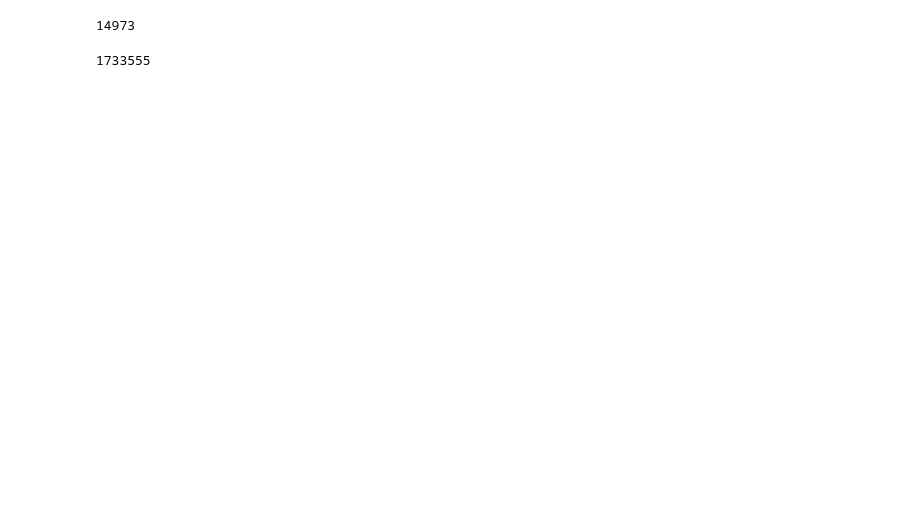
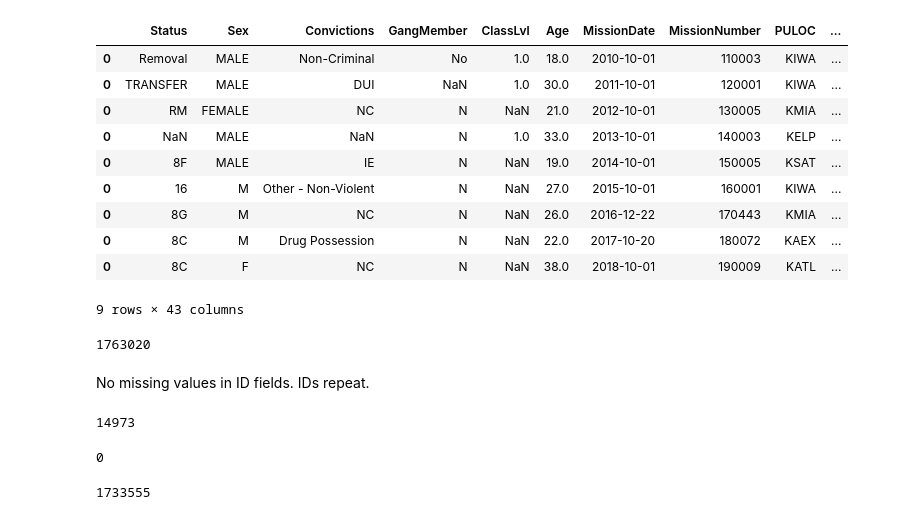
Before and after one commit to UWCHR/ice-air, a Jupyter notebook: analyze/note/analyze.ipynb, the cells around one changed output. Drawn from its saved outputs; the diff is of its cells as text; code cells hidden in the pictures; blank space fills up the shorter version.

```diff
--- a/analyze/note/analyze.ipynb
+++ b/analyze/note/analyze.ipynb
@@ -81,7 +107,31 @@ memory usage: 182.0 MB
+# %%
+df.loc[0]
+# %% [output]
+|  | Status | Sex | Convictions | GangMember | ClassLvl | Age | MissionDate | MissionNumber | PULOC | ... |
+| 0 | Removal | MALE | Non-Criminal | No | 1.0 | 18.0 | 2010-10-01 | 110003 | KIWA | ... |
+| 0 | TRANSFER | MALE | DUI | NaN | 1.0 | 30.0 | 2011-10-01 | 120001 | KIWA | ... |
+| 0 | RM | FEMALE | NC | N | NaN | 21.0 | 2012-10-01 | 130005 | KMIA | ... |
+| 0 | NaN | MALE | NaN | N | 1.0 | 33.0 | 2013-10-01 | 140003 | KELP | ... |
+| 0 | 8F | MALE | IE | N | NaN | 19.0 | 2014-10-01 | 150005 | KSAT | ... |
+| 0 | 16 | M | Other - Non-Violent | N | NaN | 27.0 | 2015-10-01 | 160001 | KIWA | ... |
+| 0 | 8G | M | NC | N | NaN | 26.0 | 2016-12-22 | 170443 | KMIA | ... |
+| 0 | 8C | M | Drug Possession | N | NaN | 22.0 | 2017-10-20 | 180072 | KAEX | ... |
+| 0 | 8C | F | NC | N | NaN | 38.0 | 2018-10-01 | 190009 | KATL | ... |
+9 rows × 43 columns
+# %%
+len(df)
+# %% [output]
+1763020
+# %% [markdown]
+No missing values in ID fields. IDs repeat.
 # %%
 len(set(df['MissionID']))
 # %% [output]
 14973
+# %%
+sum(df['MissionID'].isnull())
+# %% [output]
+0
 # %%
 len(set(df['AlienMasterID']))
 # %% [output]
```
Also changed, not shown: parts of 21 cells of this notebook, 5 other files.
